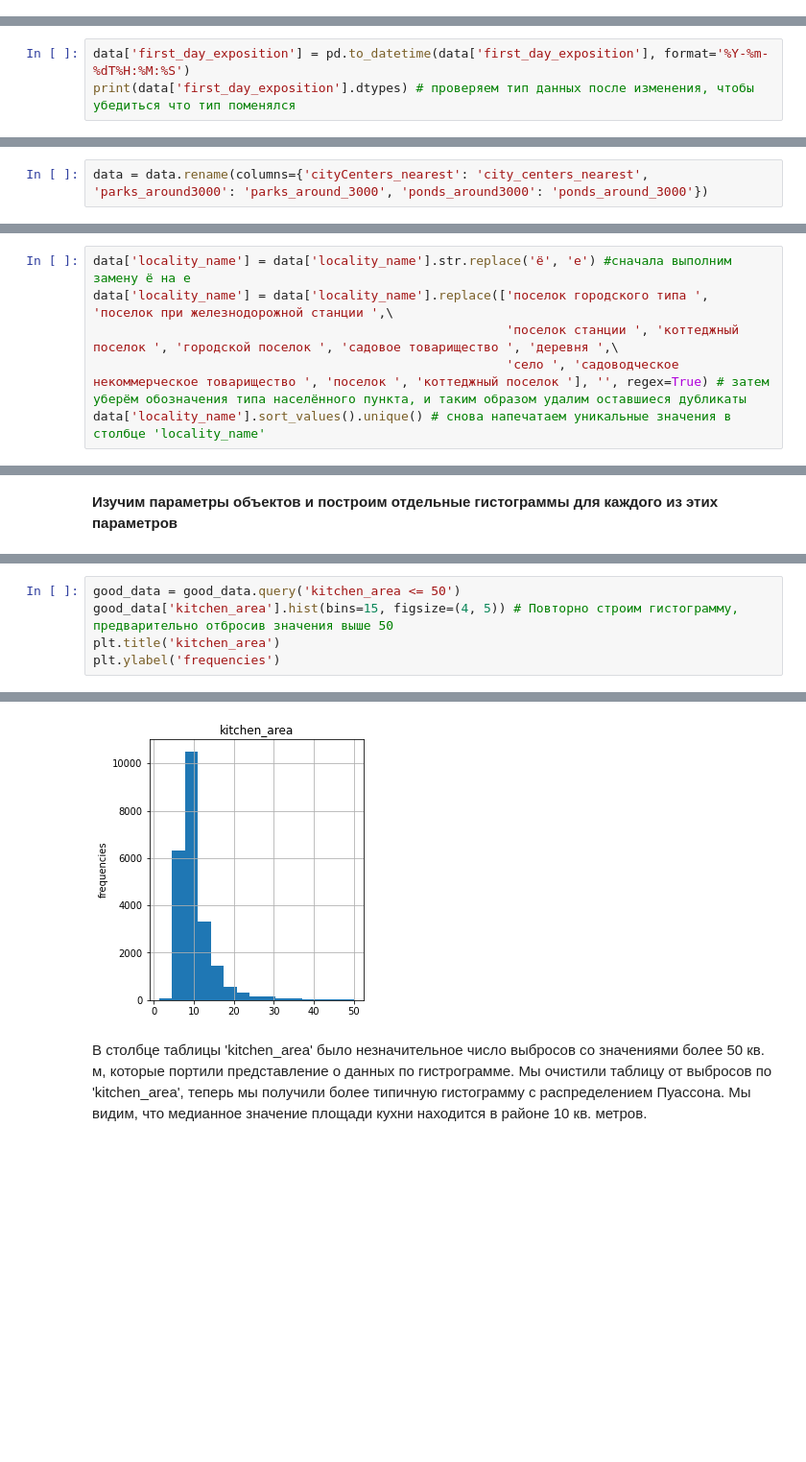
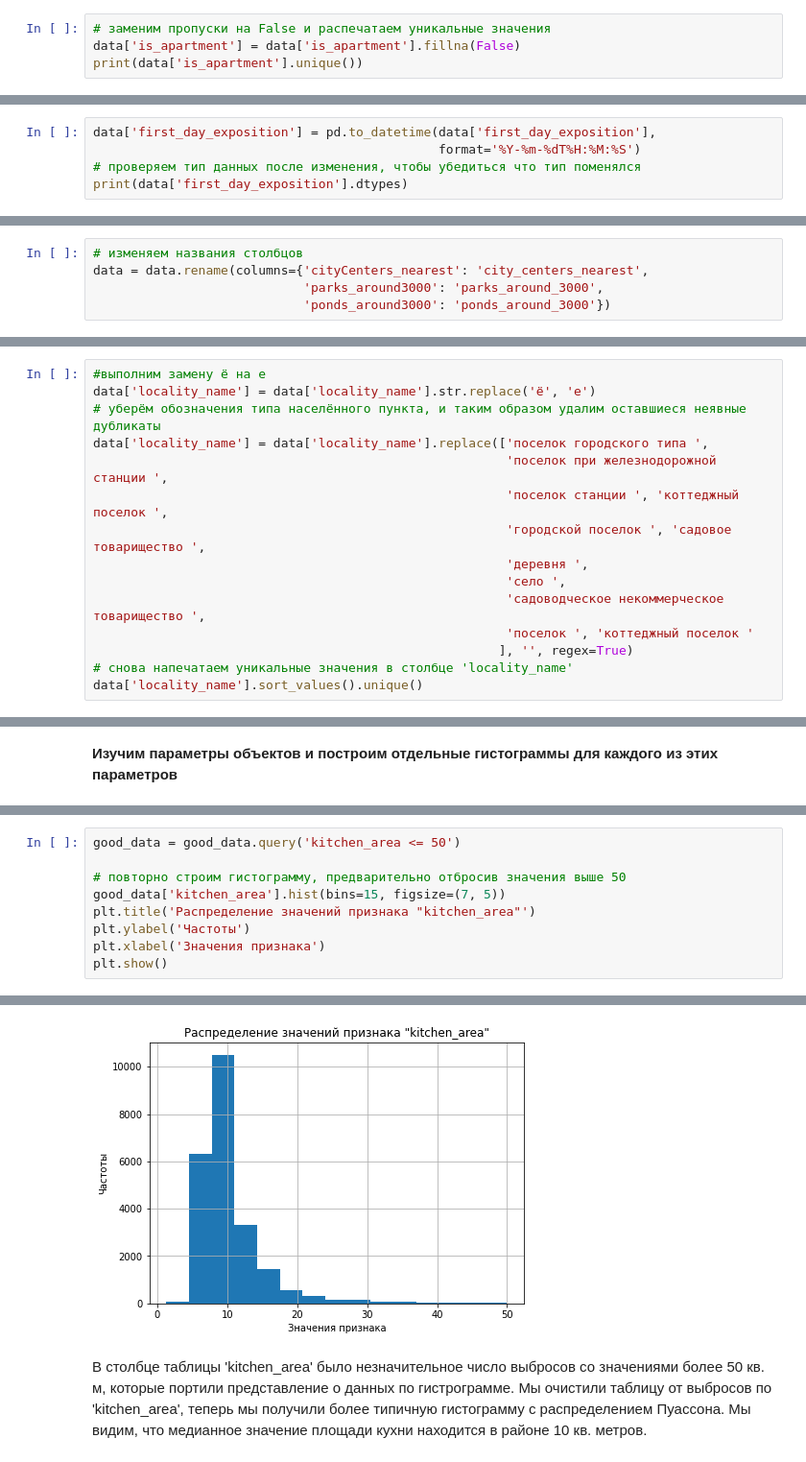
Before and after one commit to EvgeniyKaduk/my_practicum_projects, a Jupyter notebook: 1. Исследование объявлений о продаже квартир/Исследование объявлений о продаже квартир.ipynb, the cells around one changed output, grey strips where cells are left out. Shown at 96% size. Drawn from its saved outputs; the diff is of its cells as text; blank space fills up the shorter version.

```diff
--- a/1. Исследование объявлений о продаже квартир/Исследование объявлений о продаже квартир.ipynb
+++ b/1. Исследование объявлений о продаже квартир/Исследование объявлений о продаже квартир.ipynb
@@ -220,0 +196,4 @@ dtype('bool')
+# %%
+# заменим пропуски на False и распечатаем уникальные значения
+data['is_apartment'] = data['is_apartment'].fillna(False)
+print(data['is_apartment'].unique())
@@ -333,8 +315,10 @@ dtype: object
 # %% [markdown]
 Есть необходимость перевести строчный формат для столбца 'first_day_exposition' в формат даты и времени. Используем для этого функцию pd.to_datetime и укажем в агрументе formant тот, что соответсвует данным в таблице:
 # %%
-data['first_day_exposition'] = pd.to_datetime(data['first_day_exposition'], format='%Y-%m-%dT%H:%M:%S')
-print(data['first_day_exposition'].dtypes) # проверяем тип данных после изменения, чтобы убедиться что тип поменялся
+data['first_day_exposition'] = pd.to_datetime(data['first_day_exposition'],
+                                              format='%Y-%m-%dT%H:%M:%S')
+# проверяем тип данных после изменения, чтобы убедиться что тип поменялся
+print(data['first_day_exposition'].dtypes)
 # %% [output]
 datetime64[ns]
 # %% [markdown]
@@ -351,3 +330,6 @@ datetime64[ns]
 # %%
-data = data.rename(columns={'cityCenters_nearest': 'city_centers_nearest', 'parks_around3000': 'parks_around_3000', 'ponds_around3000': 'ponds_around_3000'})
+# изменяем названия столбцов
+data = data.rename(columns={'cityCenters_nearest': 'city_centers_nearest',
+                            'parks_around3000': 'parks_around_3000',
+                            'ponds_around3000': 'ponds_around_3000'})
 # %%
@@ -371,11 +354,20 @@ array(['Бокситогорск', 'Волосово', 'Волхов', 'Всев
        'село Русско-Высоцкое', 'село Старая Ладога', 'село Шум', nan],
       dtype=object)
 # %%
-data['locality_name'] = data['locality_name'].str.replace('ё', 'е') #сначала выполним замену ё на е
-data['locality_name'] = data['locality_name'].replace(['поселок городского типа ', 'поселок при железнодорожной станции ',\
-                                                       'поселок станции ', 'коттеджный поселок ', 'городской поселок ', 'садовое товарищество ', 'деревня ',\
-                                                       'село ', 'садоводческое некоммерческое товарищество ', 'поселок ', 'коттеджный поселок '], '', regex=True) # затем уберём обозначения типа населённого пункта, и таким образом удалим оставшиеся дубликаты
-data['locality_name'].sort_values().unique() # снова напечатаем уникальные значения в столбце 'locality_name'
+#выполним замену ё на е
+data['locality_name'] = data['locality_name'].str.replace('ё', 'е')
+# уберём обозначения типа населённого пункта, и таким образом удалим оставшиеся неявные дубликаты
+data['locality_name'] = data['locality_name'].replace(['поселок городского типа ',
+                                                       'поселок при железнодорожной станции ',
+                                                       'поселок станции ', 'коттеджный поселок ',
+                                                       'городской поселок ', 'садовое товарищество ',
+                                                       'деревня ',
+                                                       'село ',
+                                                       'садоводческое некоммерческое товарищество ',
+                                                       'поселок ', 'коттеджный поселок '
+                                                      ], '', regex=True)
+# снова напечатаем уникальные значения в столбце 'locality_name'
+data['locality_name'].sort_values().unique()
 # %% [output]
 array(['Агалатово', 'Александровская', 'Алексеевка', 'Аннино', 'Аро',
        'Барышево', 'Батово', 'Бегуницы', 'Белогорка', 'Белоостров',
@@ -549,6 +578,10 @@ Text(0, 0.5, 'frequencies')
 # %%
 good_data = good_data.query('kitchen_area <= 50')
-good_data['kitchen_area'].hist(bins=15, figsize=(4, 5)) # Повторно строим гистограмму, предварительно отбросив значения выше 50
-plt.title('kitchen_area')
-plt.ylabel('frequencies')
+
+# повторно строим гистограмму, предварительно отбросив значения выше 50
+good_data['kitchen_area'].hist(bins=15, figsize=(7, 5))
+plt.title('Распределение значений признака "kitchen_area"')
+plt.ylabel('Частоты')
+plt.xlabel('Значения признака')
+plt.show()
 # %% [output]
@@ -556,3 +588,3 @@ Text(0, 0.5, 'frequencies')
-[figure, old version]
+[figure, new version]
 # %% [markdown]
 В столбце таблицы 'kitchen_area' было незначительное число выбросов со значениями более 50 кв. м, которые портили представление о данных по гистрограмме. Мы очистили таблицу от выбросов по 'kitchen_area', теперь мы получили более типичную гистограмму с распределением Пуассона. Мы видим, что медианное значение площади кухни находится в районе 10 кв. метров.
```
Also changed, not shown: parts of 184 cells of this notebook.
